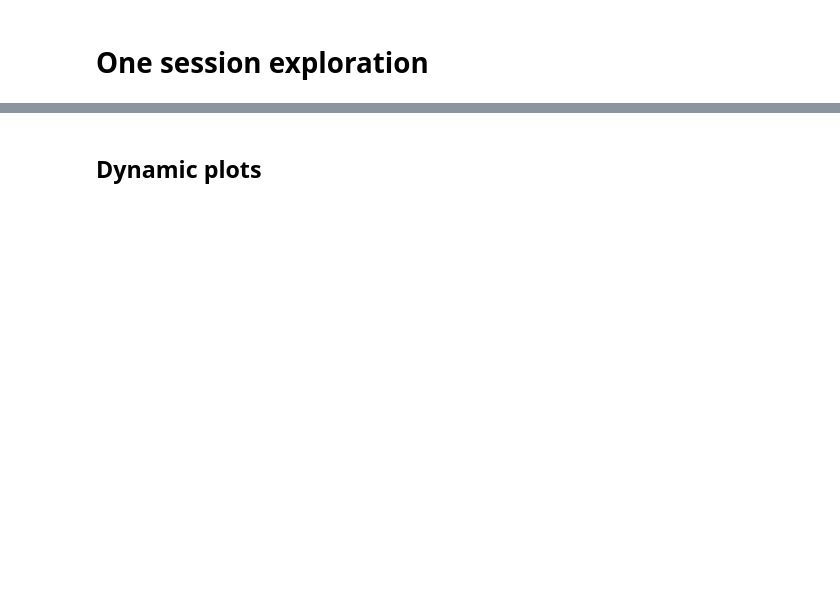
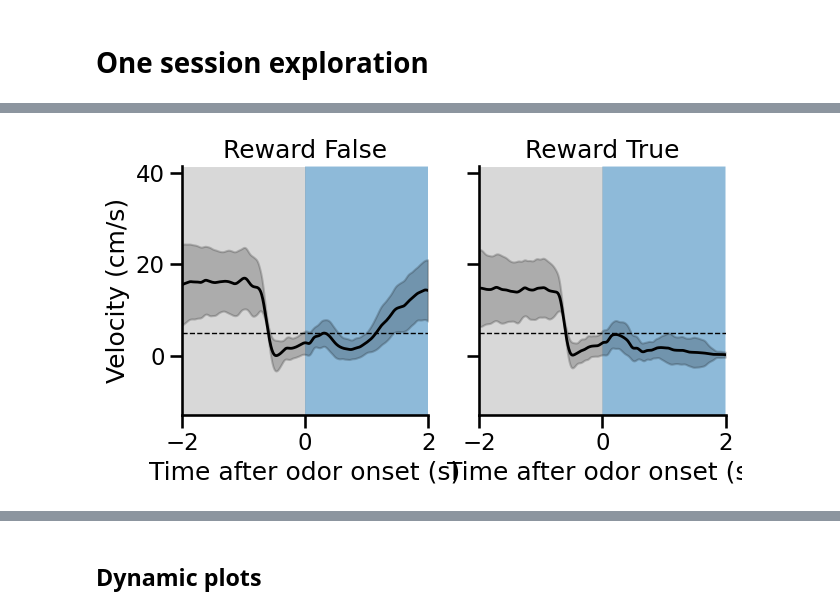
Before and after one commit to AllenNeuralDynamics/Aind.Behavior.VrForaging.Analysis, a Jupyter notebook: notebooks/BehaviorAnalysis/General/SummaryTodayTraining.ipynb, the cells around one changed output, grey strips where cells are left out. Cells and saved outputs as stored; diff of their text form; code cells hidden in the pictures; blank space fills up the shorter version.

Commit message:
feat: small plot additions to summary notebook

```diff
--- a/notebooks/BehaviorAnalysis/General/SummaryTodayTraining.ipynb
+++ b/notebooks/BehaviorAnalysis/General/SummaryTodayTraining.ipynb
@@ -104,0 +157,73 @@ all_epochs['patch_label'] = all_epochs['patch_label'].apply(get_condition_code)
+# %%
+trial_summary = plotting.trial_collection(all_epochs.loc[all_epochs['label'] == 'OdorSite'], stream_data.encoder_data, window = (-2, 2), aligned='choice_cue_time')
+# %%
+max_range = trial_summary.speed.max()
+window = (-2, 2)
+mean=True
+n_odors = trial_summary.is_reward.unique()
+
+fig, ax1 = plt.subplots(
+1, len(n_odors), figsize=(len(n_odors) * 3.5, 4), sharex=True, sharey=True
+)
+for j, odor_label in enumerate(n_odors):
+    if len(n_odors) != 1:
+        ax = ax1[j]
+        ax1[0].set_ylabel("Velocity (cm/s)")
+    else:
+        ax = ax1
+        ax.set_ylabel("Velocity (cm/s)")
+
+    ax.set_xlabel("Time after odor onset (s)")
+    ax.set_title(f"Reward {odor_label}")
+    # ax.set_subtitle(f"Rig {rig}")
+    ax.set_ylim(-13, max_range)
+    ax.set_xlim(window)
+    ax.hlines(
+        5, window[0], window[1], color="black", linewidth=1, linestyles="dashed"
+    )
+    ax.fill_betweenx(
+        np.arange(-20, max_range, 0.1),
+        0,
+        window[1],
+        # color=color_dict_label[odor_label],
+        alpha=0.5,
+        linewidth=0,
+    )
+    ax.fill_betweenx(
+        np.arange(-20, max_range, 0.1),
+        window[0],
+        0,
+        color="grey",
+        alpha=0.3,
+        linewidth=0,
+    )
+
+    df_results = (
+        trial_summary.loc[
+            (trial_summary.is_reward == odor_label)
+        ]
+        .groupby(["odor_sites", "times", "is_reward"])[["speed"]]
+        .median()
+        .reset_index()
+    )
+
+    if df_results.empty:
+        continue
+
+    if mean:
+        sns.lineplot(
+            x="times",
+            y="speed",
+            data=df_results,
+            color="black",
+            ci='sd',
+            legend=False,
+            linewidth=2,
+            ax=ax,
+        )
+
+sns.despine()
+plt.tight_layout()
+plt.show()
+# %% [output]
+[figure, added]
```
Also changed, not shown: parts of 12 cells of this notebook.
